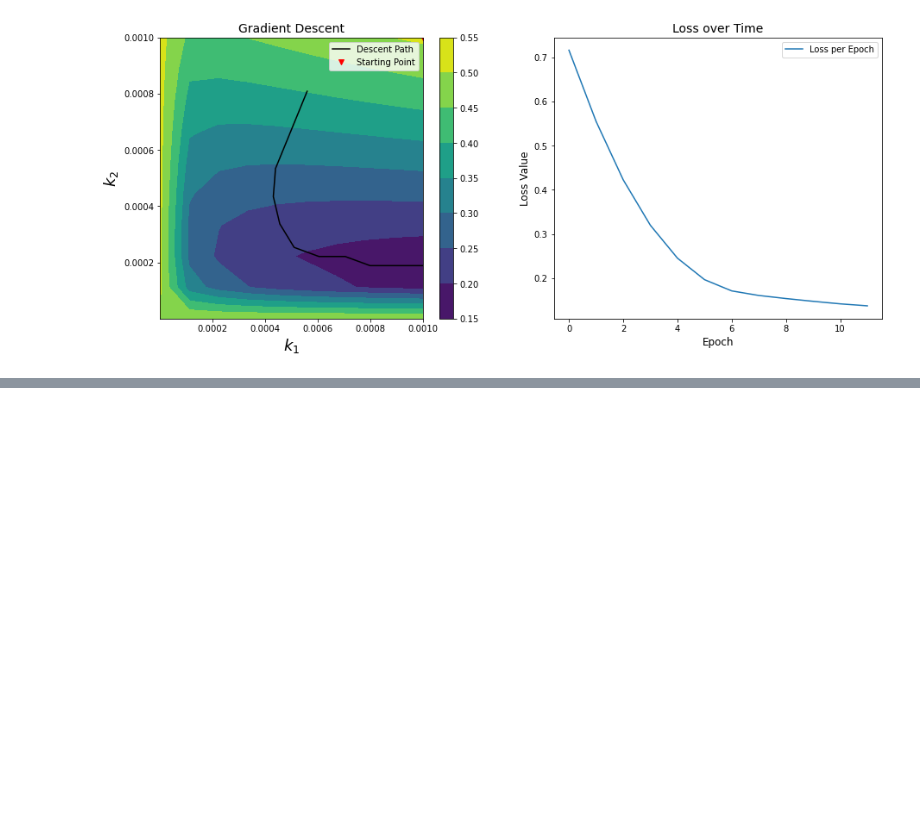
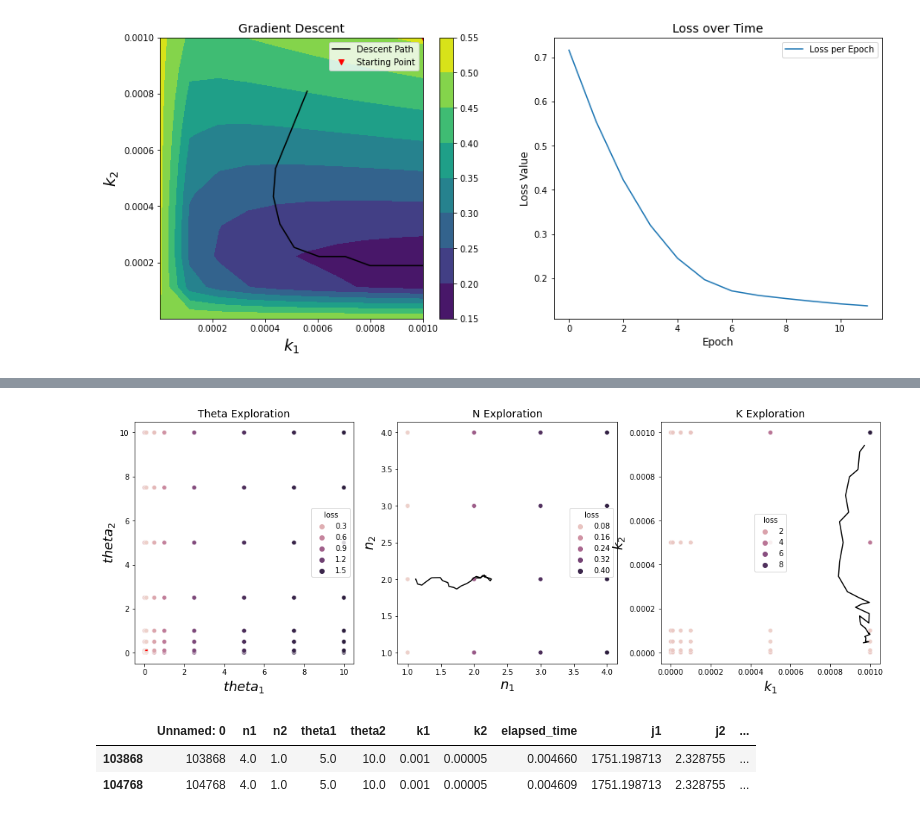
Before and after one commit to cjmerzbacher/msc-thesis, a Jupyter notebook: no_backprop_6D/no_backprop_sundials.ipynb, the cells around one changed output, grey strips where cells are left out. Drawn from its saved outputs; the diff is of its cells as text; code cells hidden in the pictures; blank space fills up the shorter version.

```diff
--- a/no_backprop_6D/no_backprop_sundials.ipynb
+++ b/no_backprop_6D/no_backprop_sundials.ipynb
@@ -382,0 +387,57 @@ fig.savefig(str(initial_params)+'_sundials6d.png')
+# %%
+true_landscape = pd.read_csv('../6d_loss_landscape/6d_landscape_sundials.csv')
+
+def closest_value(input_list, input_value):
+  arr = np.asarray(input_list)
+  i = (np.abs(arr - input_value)).argmin()
+  return arr[i]
+
+closest_k1 = closest_value(list(true_landscape.k1.unique()), k1_trace[-1])
+closest_k2 = closest_value(list(true_landscape.k2.unique()), k2_trace[-1])
+closest_n1 = closest_value(list(true_landscape.n1.unique()), n1_trace[-1])
+closest_n2 = closest_value(list(true_landscape.n2.unique()), n2_trace[-1])
+closest_theta1 = closest_value(list(true_landscape.theta1.unique()), theta1_trace[-1])
+closest_theta2 = closest_value(list(true_landscape.theta2.unique()), theta2_trace[-1])
+# %%
+theta_exploration = true_landscape.loc[true_landscape.k1 == closest_k1].loc[true_landscape.k2 == closest_k2].loc[true_landscape.n1 == closest_n1].loc[true_landscape.n2 == closest_n2]
+k_exploration = true_landscape.loc[true_landscape.theta1 == closest_theta1].loc[true_landscape.theta2 == closest_theta2].loc[true_landscape.n1 == closest_n1].loc[true_landscape.n2 == closest_n2]
+n_exploration = true_landscape.loc[true_landscape.k1 == closest_k1].loc[true_landscape.k2 == closest_k2].loc[true_landscape.theta1 == closest_theta1].loc[true_landscape.theta2 == closest_theta2]
+# %%
+fig, axs = plt.subplots(1, 3, figsize=(18, 6))
+
+endpoint = 'Theta Exploration'
+ax = axs[0]
+sns.scatterplot(x='theta1', y='theta2', data = theta_exploration, hue='loss', ax=ax)
+ax.plot(theta1_trace, theta2_trace, 'r-')
+
+ax.set_title(f'{endpoint}', fontsize=14)
+ax.set_xlabel('$theta_1$', fontsize=18)
+ax.set_ylabel('$theta_2$', fontsize=18)
+
+
+endpoint = 'N Exploration'
+ax = axs[1]
+sns.scatterplot(x='n1', y='n2', data = n_exploration, hue='loss', ax=ax)
+
+ax.set_title(f'{endpoint}', fontsize=14)
+ax.set_xlabel('$n_1$', fontsize=18)
+ax.set_ylabel('$n_2$', fontsize=18)
+ax.plot(n1_trace, n2_trace, 'k-')
+
+endpoint = 'K Exploration'
+ax = axs[2]
+sns.scatterplot(x='k1', y='k2', data = k_exploration, hue='loss', ax=ax)
+ax.plot(k1_trace, k2_trace, 'k-')
+
+ax.set_title(f'{endpoint}', fontsize=14)
+ax.set_xlabel('$k_1$', fontsize=18)
+ax.set_ylabel('$k_2$', fontsize=18)
+#fig.savefig('close_area_with_trace.png')
+# %% [output]
+[figure, added]
+# %%
+min_loss_landscape
+# %% [output]
+|  | Unnamed: 0 | n1 | n2 | theta1 | theta2 | k1 | k2 | elapsed_time | j1 | j2 | ... |
+| 103868 | 103868 | 4.0 | 1.0 | 5.0 | 10.0 | 0.001 | 0.00005 | 0.004660 | 1751.198713 | 2.328755 | ... |
+| 104768 | 104768 | 4.0 | 1.0 | 5.0 | 10.0 | 0.001 | 0.00005 | 0.004609 | 1751.198713 | 2.328755 | ... |
```
Also changed, not shown: parts of 6 cells of this notebook, 6 other files.
